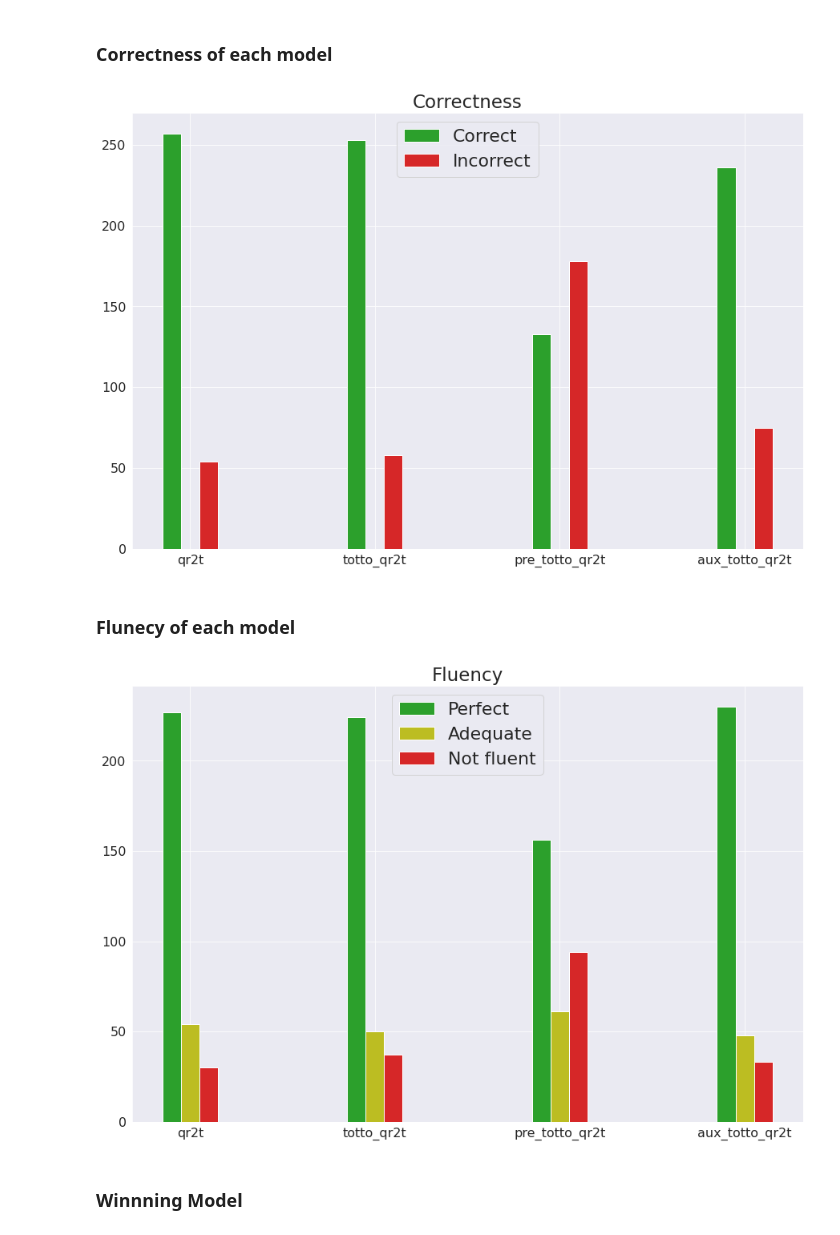
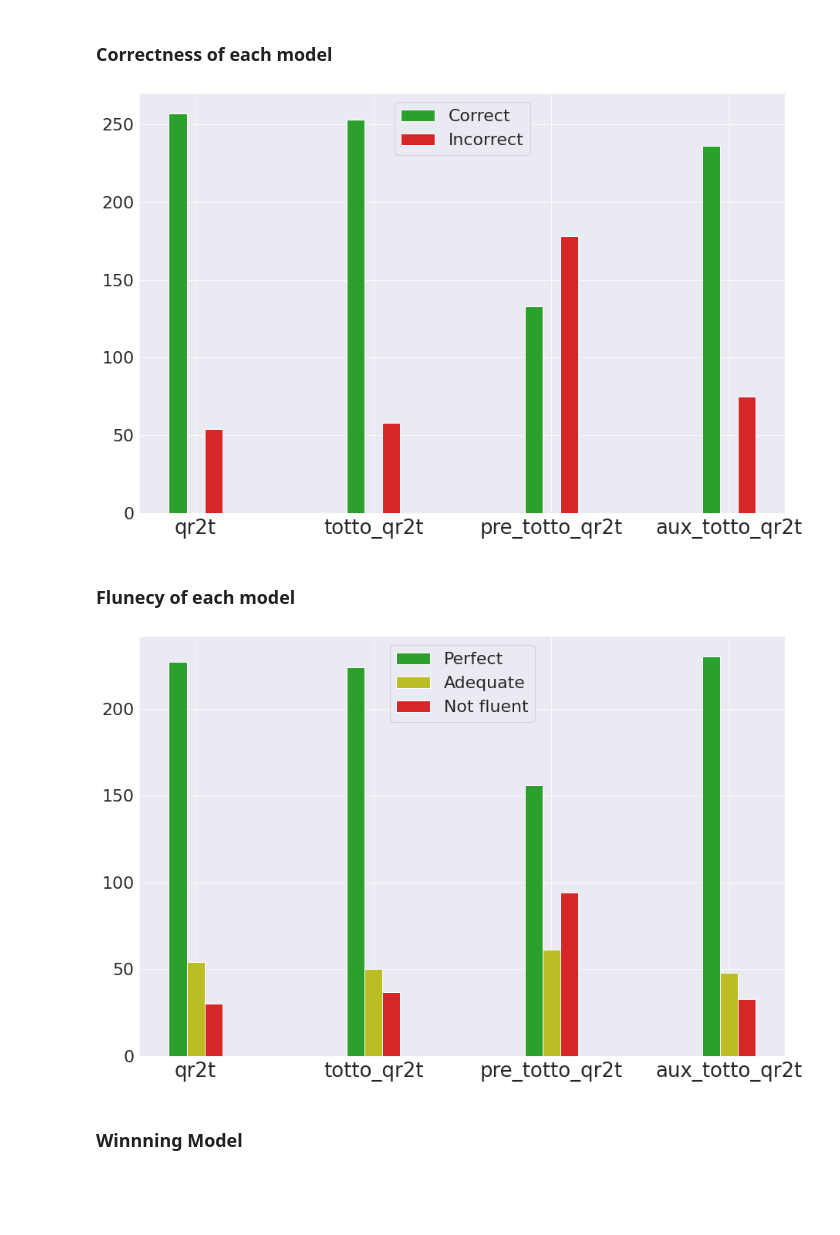
Before and after one commit to athenarc/Data2Text, a Jupyter notebook: notebooks/human_evaluation_report.ipynb, the cells around one changed output. Drawn from its saved outputs; the diff is of its cells as text; code cells hidden in the pictures; blank space fills up the shorter version.

```diff
--- a/notebooks/human_evaluation_report.ipynb
+++ b/notebooks/human_evaluation_report.ipynb
@@ -84,6 +84,9 @@ for file in glob.glob(f"../{evaluations_dir}/*.json"):
             eval_info = [
                 evaluation['data']['id'],
                 evaluation['data']['model'],
+                evaluation['data']['nl_query'],
+                evaluation['data']['results_table'],
+                evaluation['data']['inference'],
                 annotator,
                 eval_choices[find_ind_of_attribute('correctness')]['value']['choices'][0],
                 eval_choices[find_ind_of_attribute('fluency')]['value']['choices'][0],
@@ -101,7 +104,7 @@ for file in glob.glob(f"../{evaluations_dir}/*.json"):
             print("#" * 120)
         all_annotations.append(eval_info)
 # %%
-eval_df = pd.DataFrame(all_annotations, columns=['id', 'model', 'annotator', 'correctness',
+eval_df = pd.DataFrame(all_annotations, columns=['id', 'model', 'nl_query', 'results_table', 'inference', 'annotator', 'correctness',
                                                  'fluency', 'syntax_errors', 'value_usage_error',
                                                  'omisions', 'altered_values', 'added_attributes',
                                                  'other', 'comment'])
@@ -126,34 +129,35 @@ display(eval_df)
 # %%
 def get_number_of_correct_wrong(model_name, eval_df):
     df_model = eval_df.loc[eval_df['model'] == model_name]
 
     return len(df_model.loc[df_model['correctness'] == 'Correct']), len(df_model.loc[df_model['correctness'] == 'Incorrect'])
 
 
 fig, ax = plt.subplots(figsize=(15,10))
 
 models = ['qr2t', 'totto_qr2t', 'pre_totto_qr2t', 'aux_totto_qr2t']
 current_step = 1
 
 for model_name in models:
     correct, wrong = get_number_of_correct_wrong(model_name, eval_df)
 
 
     plt.bar([current_step], [correct], width=0.1, color='tab:green', label="Correct" if model_name == 'qr2t' else None)
     plt.bar([current_step + 0.2], [wrong], width=0.1, color='tab:red', label="Incorrect" if model_name == 'qr2t' else None)
 
     current_step += 1
 
-plt.xticks(np.arange(1.1, 5.1), fontsize=16)
-plt.yticks(fontsize=16)
+plt.xticks(np.arange(1.1, 5.1), fontsize=26)
+plt.yticks(fontsize=22)
 ax.set_xticklabels(models)
 
 plt.legend(fontsize=22)
-plt.title('Correctness', fontsize=23)
+# plt.title('Correctness', fontsize=23)
 
+fig.savefig('../storage/results/plots/correctness.svg', format='svg', dpi=1200)
 plt.show()
 # %% [output]
-[figure, old version]
+[figure, new version]
 # %% [markdown]
 ### Flunecy of each model
 # %%
@@ -177,16 +181,17 @@ for model_name in models:
 
     current_step += 1
 
-plt.xticks(np.arange(1.1, 5.1), fontsize=16)
-plt.yticks(fontsize=16)
+plt.xticks(np.arange(1.1, 5.1), fontsize=26)
+plt.yticks(fontsize=22)
 ax.set_xticklabels(models)
 
 plt.legend(fontsize=22)
-plt.title('Fluency', fontsize=23)
+# plt.title('Fluency', fontsize=23)
 
+fig.savefig('../storage/results/plots/fluency.svg', format='svg', dpi=1200)
 plt.show()
 # %% [output]
-[figure, old version]
+[figure, new version]
 # %% [markdown]
 ### Winnning Model
 # %%
```
Also changed, not shown: parts of 3 cells of this notebook, 6 other files.
